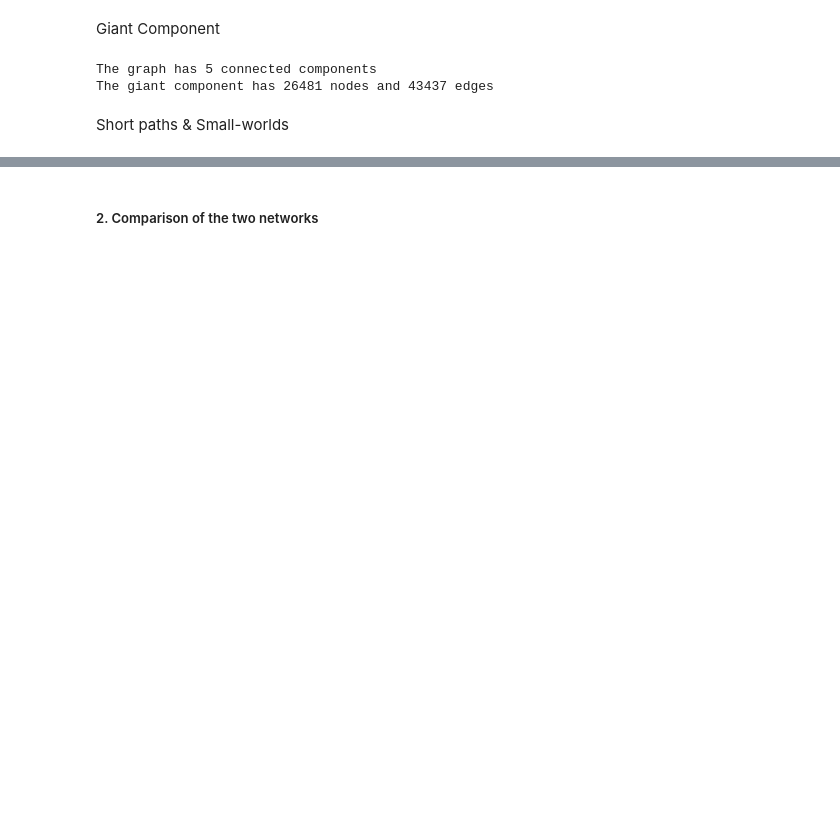
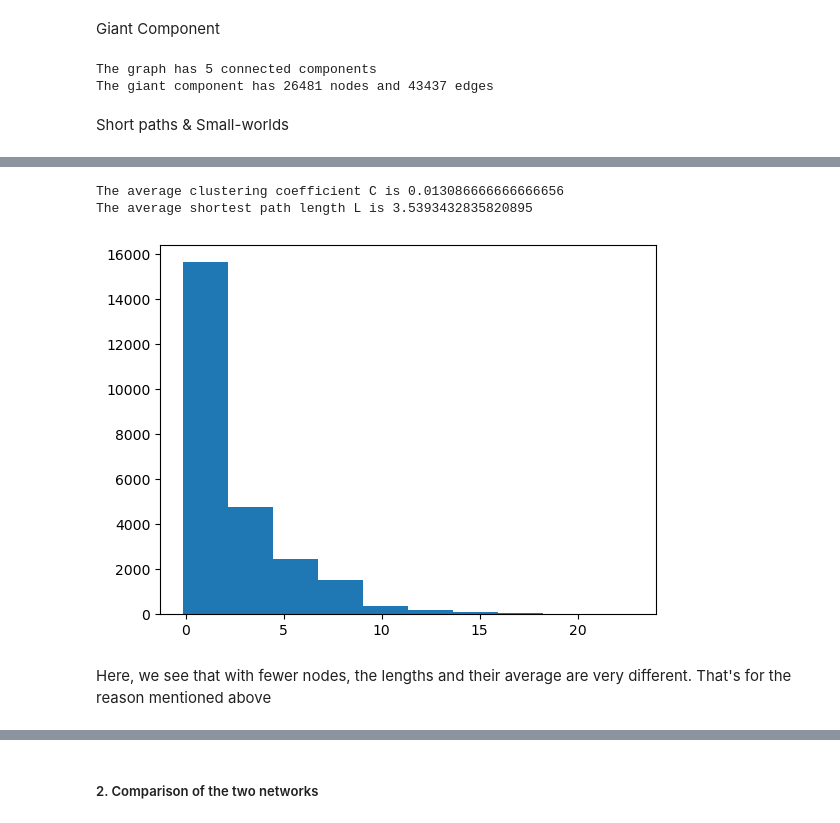
Before and after one commit to Enrico-Benedettini/Internet-Analytics---Lab-2, a Jupyter notebook: assignment/ix-lab2-notebook-part1.ipynb, the cells around one changed output, grey strips where cells are left out. Drawn from its saved outputs; the diff is of its cells as text; code cells hidden in the pictures; blank space fills up the shorter version.

```diff
--- a/assignment/ix-lab2-notebook-part1.ipynb
+++ b/assignment/ix-lab2-notebook-part1.ipynb
@@ -309,3 +338,18 @@ But the variation is very low.
+# %%
+lengths_flat_bis, G_sample_bis = random_sample(G2,10000)
+
+plt.hist(lengths_flat_bis, align='left')
+
+print(f"""
+The average clustering coefficient C is {nx.average_clustering(G_sample_bis)}
+The average shortest path length L is {np.average(lengths_flat_bis)}
+""")
+# %% [output]
+The average clustering coefficient C is 0.013086666666666656
+The average shortest path length L is 3.5393432835820895
+[figure, added]
+# %% [markdown]
+Here, we see that with fewer nodes, the lengths and their average are very different. That's for the reason mentioned above
 # %%
 avg_degree_connectivity = nx.average_degree_connectivity(G_sample)
 x = avg_degree_connectivity.keys()
```
Also changed, not shown: parts of 12 cells of this notebook.
